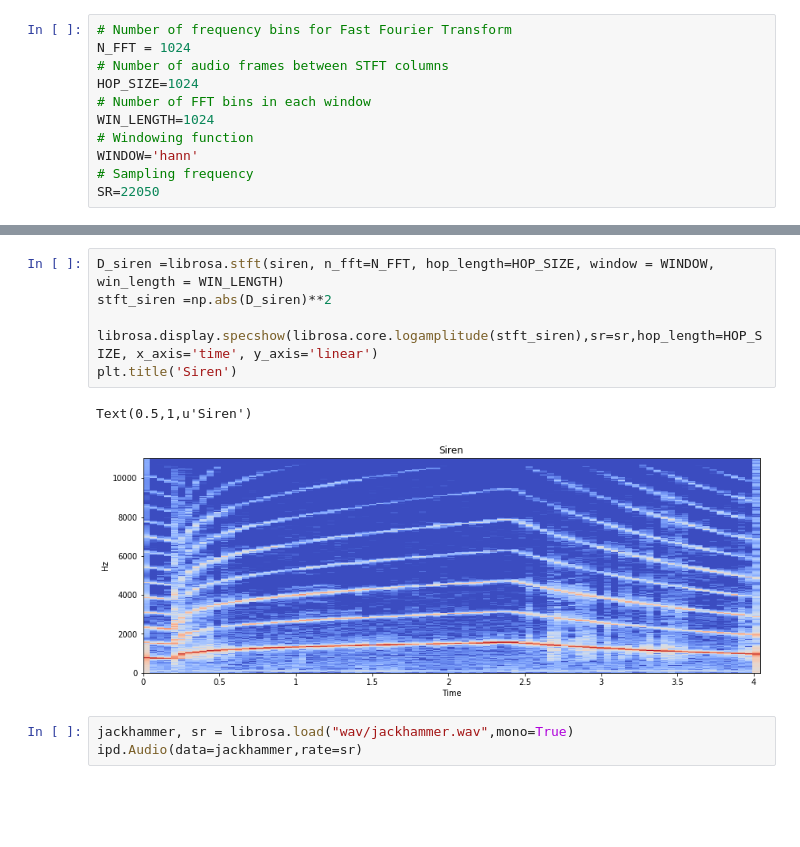
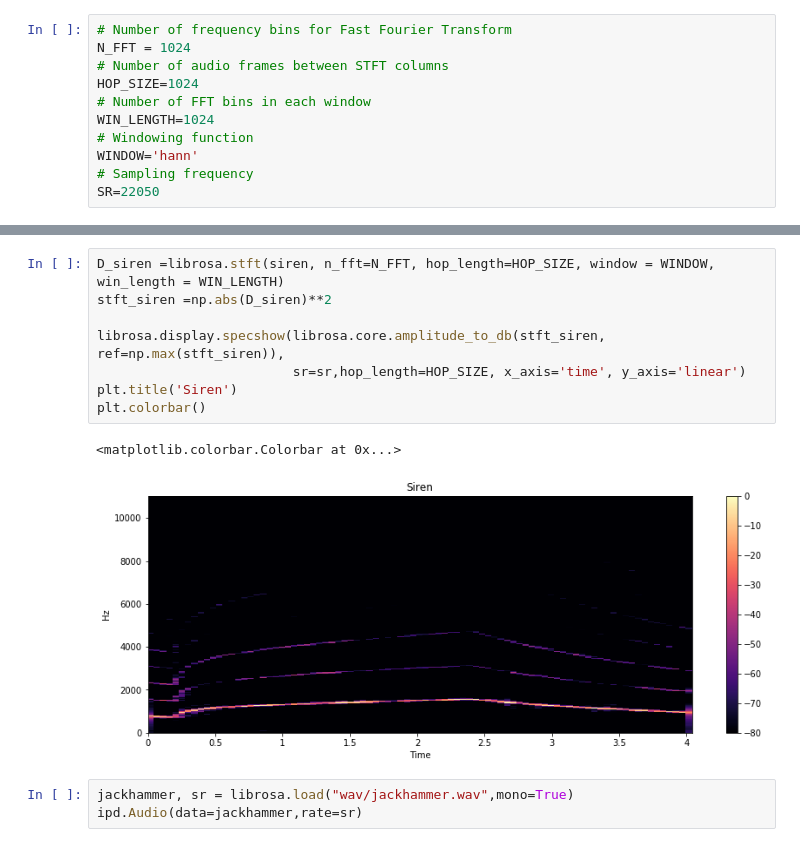
Before and after one commit to iwonasob/DLGdansk, a Jupyter notebook: Introduction_to_sound.ipynb, the cells around one changed output, grey strips where cells are left out. Saved outputs shown, nothing was run; the diff lists cells and outputs as text; blank space fills up the shorter version.

```diff
--- a/Introduction_to_sound.ipynb
+++ b/Introduction_to_sound.ipynb
@@ -112,12 +112,14 @@ ipd.Audio(data=siren,rate=sr)
 # %%
 D_siren =librosa.stft(siren, n_fft=N_FFT, hop_length=HOP_SIZE, window = WINDOW, win_length = WIN_LENGTH)
 stft_siren =np.abs(D_siren)**2
 
-librosa.display.specshow(librosa.core.logamplitude(stft_siren),sr=sr,hop_length=HOP_SIZE, x_axis='time', y_axis='linear')
+librosa.display.specshow(librosa.core.amplitude_to_db(stft_siren, ref=np.max(stft_siren)),
+                         sr=sr,hop_length=HOP_SIZE, x_axis='time', y_axis='linear')
 plt.title('Siren')
+plt.colorbar()
 # %% [output]
-Text(0.5,1,u'Siren')
+<matplotlib.colorbar.Colorbar at 0x...>
-[figure, old version]
+[figure, new version]
 # %%
 jackhammer, sr = librosa.load("wav/jackhammer.wav",mono=True)
 ipd.Audio(data=jackhammer,rate=sr)
```
Also changed, not shown: parts of 12 cells of this notebook, 5 other files.
